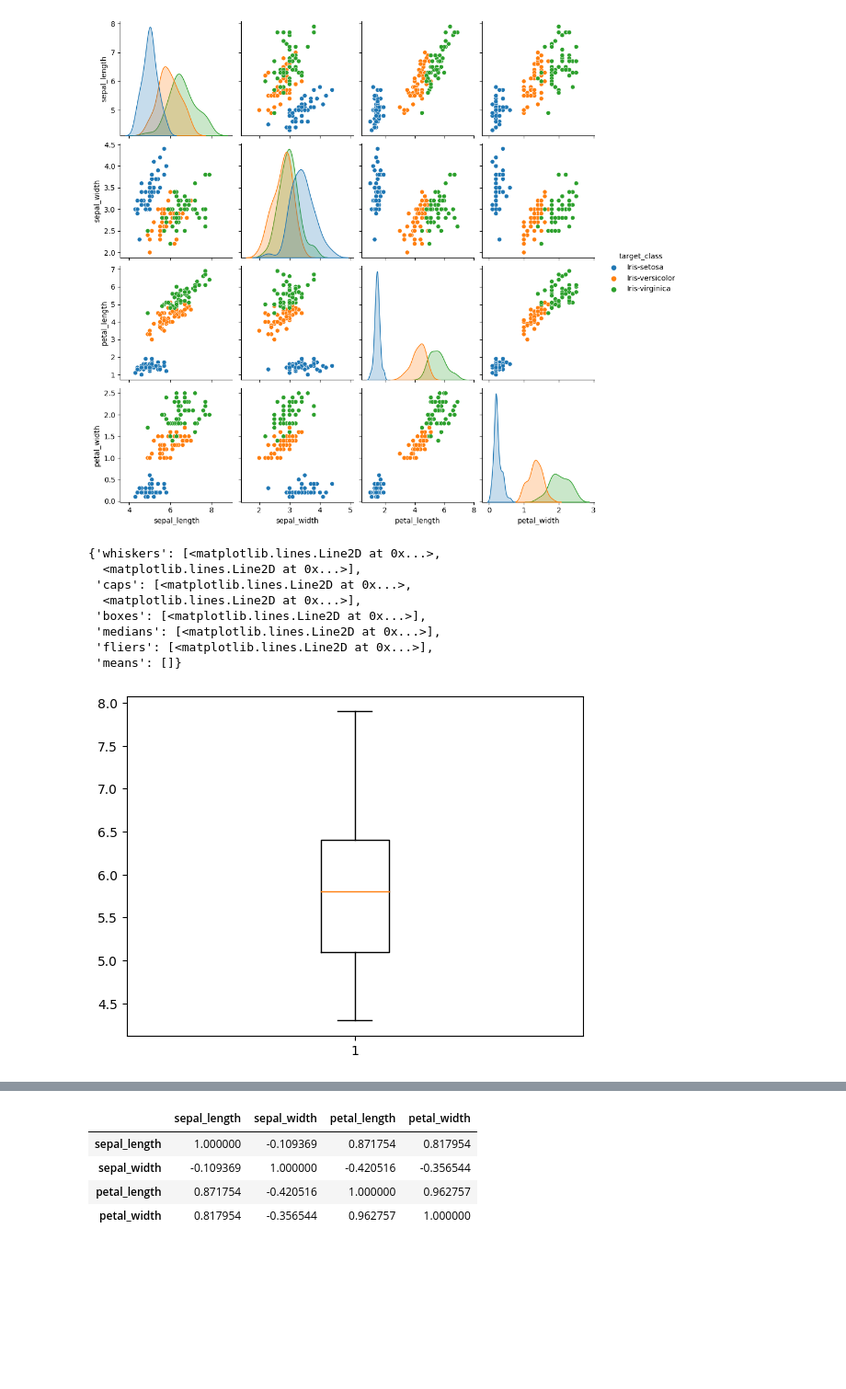
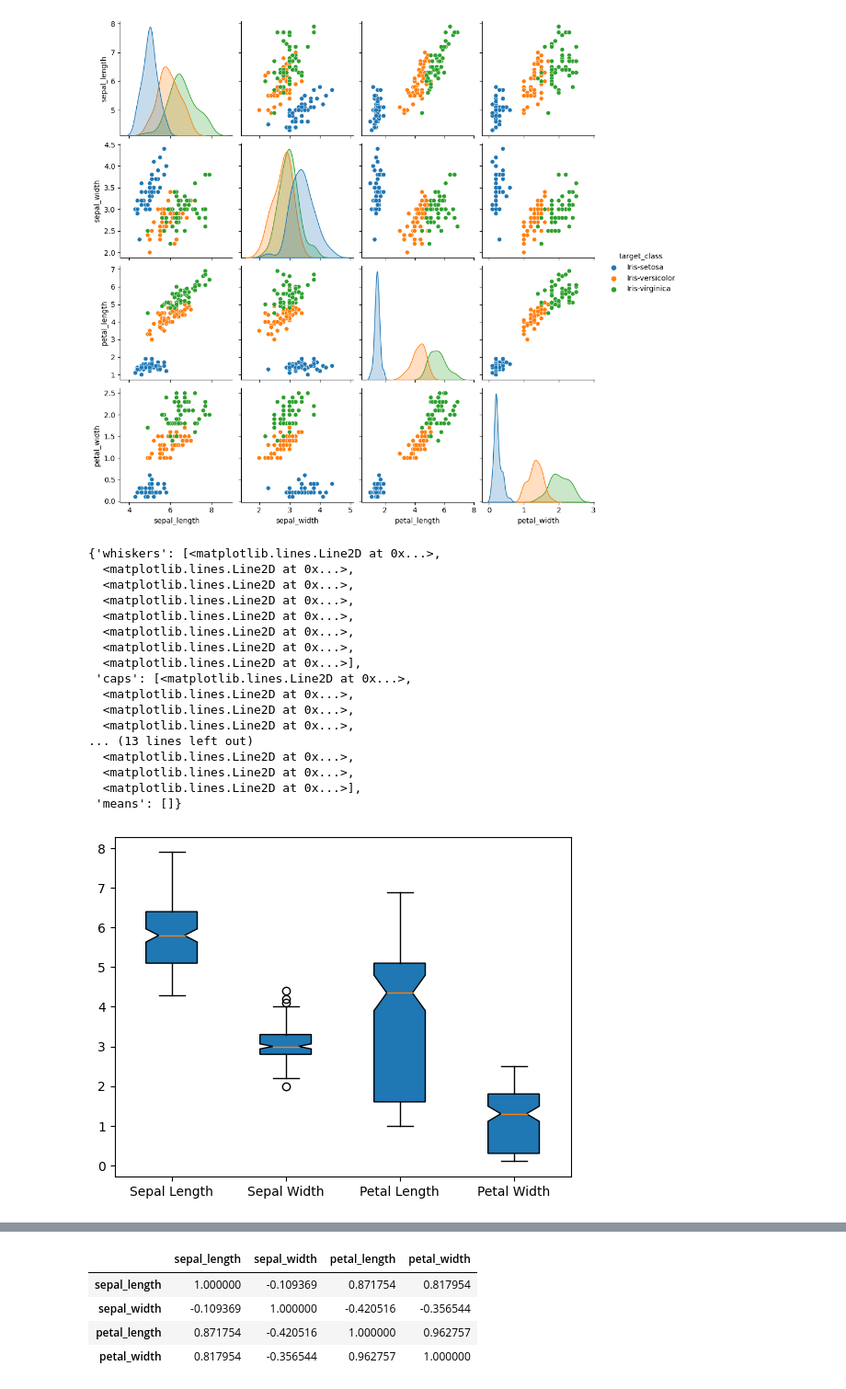
Before and after one commit to Nitin-Pilkhwal/LGMVIP_DS_Feb_23, a Jupyter notebook: Task - 1 Iris Flowers Classification using ML Project/Task - 1 Iris Flowers Classification using ML Project.ipynb, the cells around one changed output, grey strips where cells are left out. Shown: that part at 92% size. Saved outputs shown, nothing was run; the diff lists cells and outputs as text; code cells hidden in the pictures; blank space fills up the shorter version.

```diff
--- a/Task - 1 Iris Flowers Classification using ML Project/Task - 1 Iris Flowers Classification using ML Project.ipynb
+++ b/Task - 1 Iris Flowers Classification using ML Project/Task - 1 Iris Flowers Classification using ML Project.ipynb
@@ -107,15 +107,26 @@ sns.pairplot(df, hue = 'target_class')
 # %% [output]
 <seaborn.axisgrid.PairGrid at 0x...>
 [figure]
+# %%
+data = [df["sepal_length"],df["sepal_width"],df["petal_length"],df["petal_width"]]
 # %%
-plt.boxplot(df["sepal_length"])
+plt.boxplot(data,notch=True,patch_artist=True,labels= ["Sepal Length", "Sepal Width","Petal Length", "Petal Width"])
 # %% [output]
 {'whiskers': [<matplotlib.lines.Line2D at 0x...>,
+  <matplotlib.lines.Line2D at 0x...>,
+  <matplotlib.lines.Line2D at 0x...>,
+  <matplotlib.lines.Line2D at 0x...>,
+  <matplotlib.lines.Line2D at 0x...>,
+  <matplotlib.lines.Line2D at 0x...>,
+  <matplotlib.lines.Line2D at 0x...>,
   <matplotlib.lines.Line2D at 0x...>],
  'caps': [<matplotlib.lines.Line2D at 0x...>,
+  <matplotlib.lines.Line2D at 0x...>,
+  <matplotlib.lines.Line2D at 0x...>,
+  <matplotlib.lines.Line2D at 0x...>,
+... (13 lines left out)
+  <matplotlib.lines.Line2D at 0x...>,
+  <matplotlib.lines.Line2D at 0x...>,
   <matplotlib.lines.Line2D at 0x...>],
- 'boxes': [<matplotlib.lines.Line2D at 0x...>],
- 'medians': [<matplotlib.lines.Line2D at 0x...>],
- 'fliers': [<matplotlib.lines.Line2D at 0x...>],
  'means': []}
-[figure, old version]
+[figure, new version]
```
Also changed, not shown: parts of 21 cells of this notebook.
